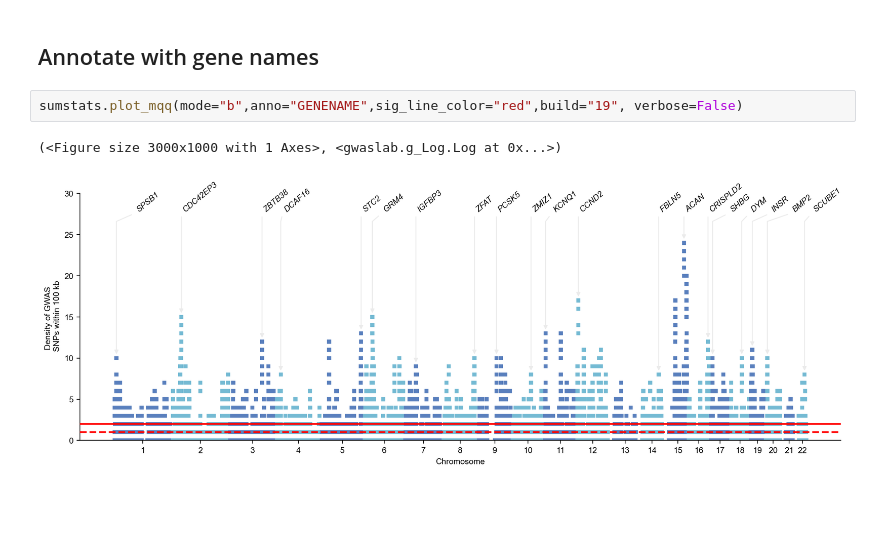
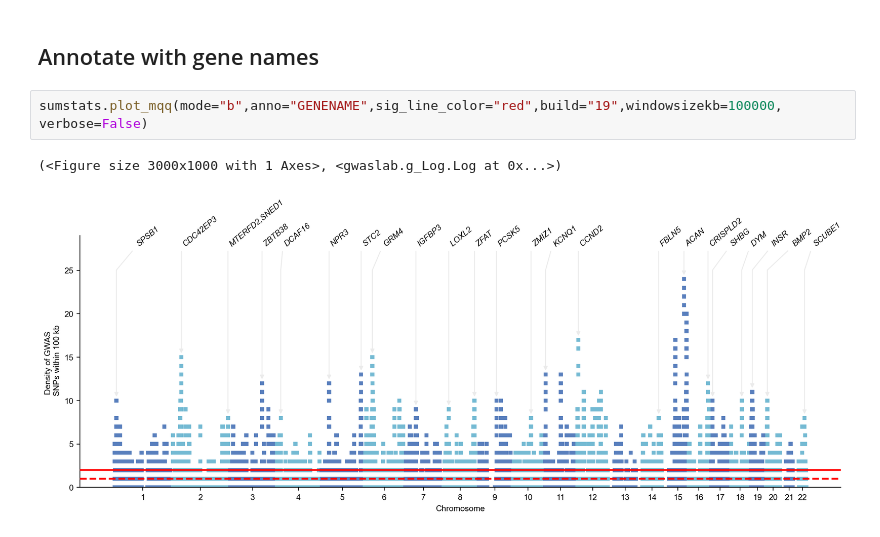
Before and after one commit to Cloufield/gwaslab, a Jupyter notebook: examples/7_visualization/visualization_brisbane.ipynb, the cells around one changed output. Saved outputs shown, nothing was run; the diff lists cells and outputs as text; blank space fills up the shorter version.

```diff
--- a/examples/7_visualization/visualization_brisbane.ipynb
+++ b/examples/7_visualization/visualization_brisbane.ipynb
@@ -100,7 +105,7 @@ Sat Feb  3 19:40:23 2024  #WARNING! Genomic coordinates version is unknown.
 # %% [markdown]
 ## Annotate with gene names
 # %%
-sumstats.plot_mqq(mode="b",anno="GENENAME",sig_line_color="red",build="19", verbose=False)
+sumstats.plot_mqq(mode="b",anno="GENENAME",sig_line_color="red",build="19",windowsizekb=100000, verbose=False)
 # %% [output]
 (<Figure size 3000x1000 with 1 Axes>, <gwaslab.g_Log.Log at 0x...>)
-[figure, old version]
+[figure, new version]
```
Also changed, not shown: parts of 5 cells of this notebook, 2 other files.
